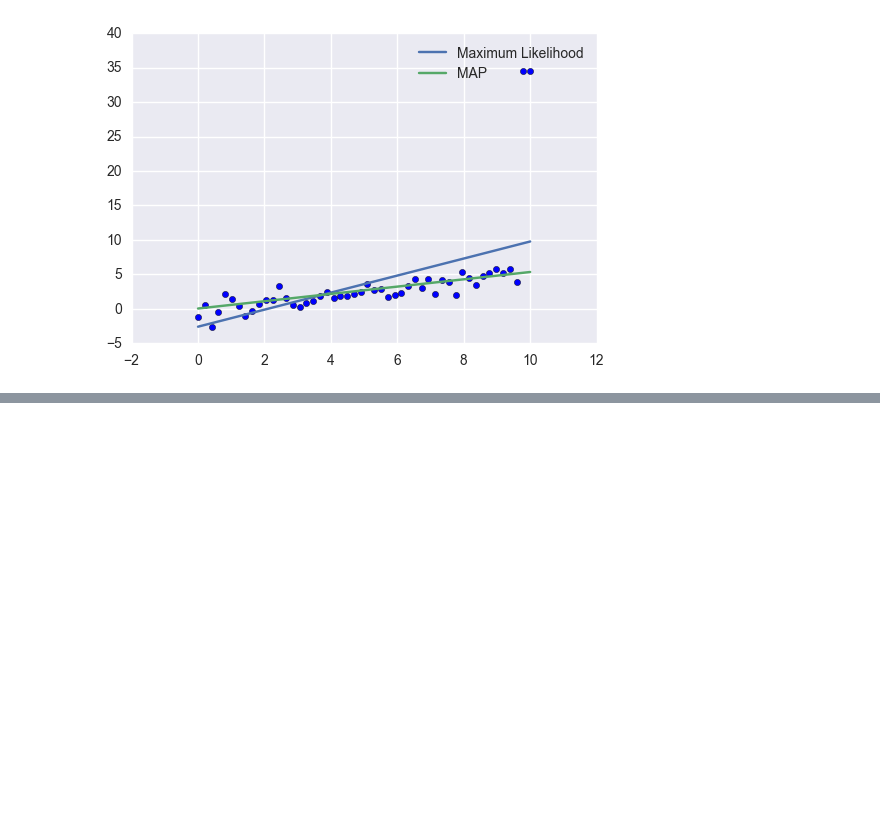
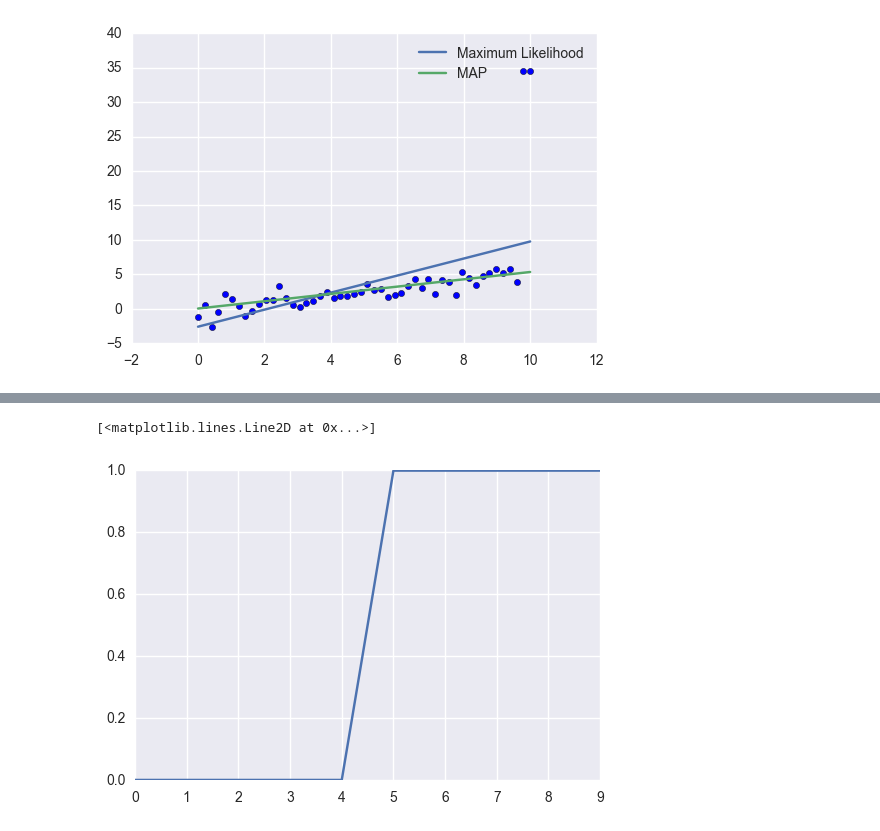
Before and after one commit to alvin319/book-notes, a Jupyter notebook: miscellaneous/linear_regression.ipynb, the cells around one changed output, grey strips where cells are left out. Saved outputs shown, nothing was run; the diff lists cells and outputs as text; code cells hidden in the pictures; blank space fills up the shorter version.

```diff
--- a/miscellaneous/linear_regression.ipynb
+++ b/miscellaneous/linear_regression.ipynb
@@ -236,0 +283,5 @@ plt.legend()
+# %%
+plt.plot(prediction, label='prediction')
+# %% [output]
+[<matplotlib.lines.Line2D at 0x...>]
+[figure, added]
```
Also changed, not shown: parts of 5 cells of this notebook.
